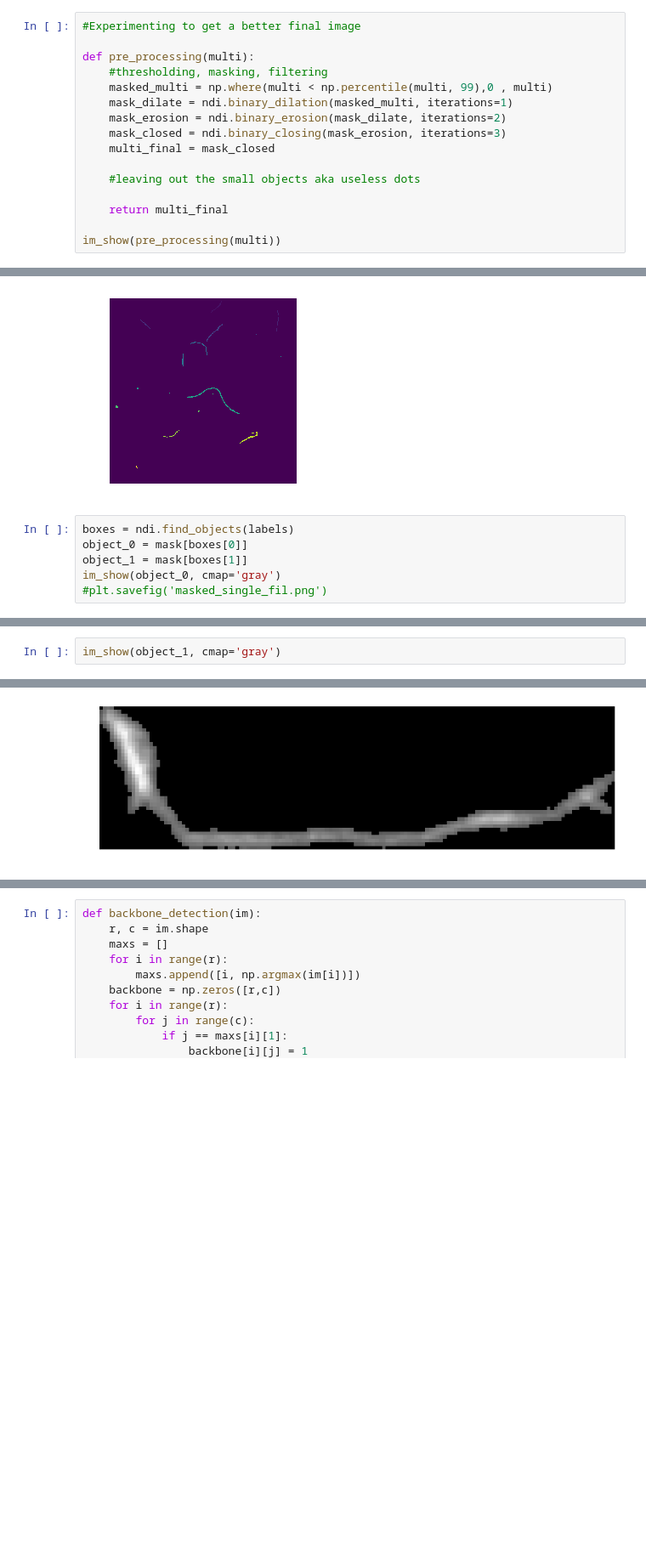
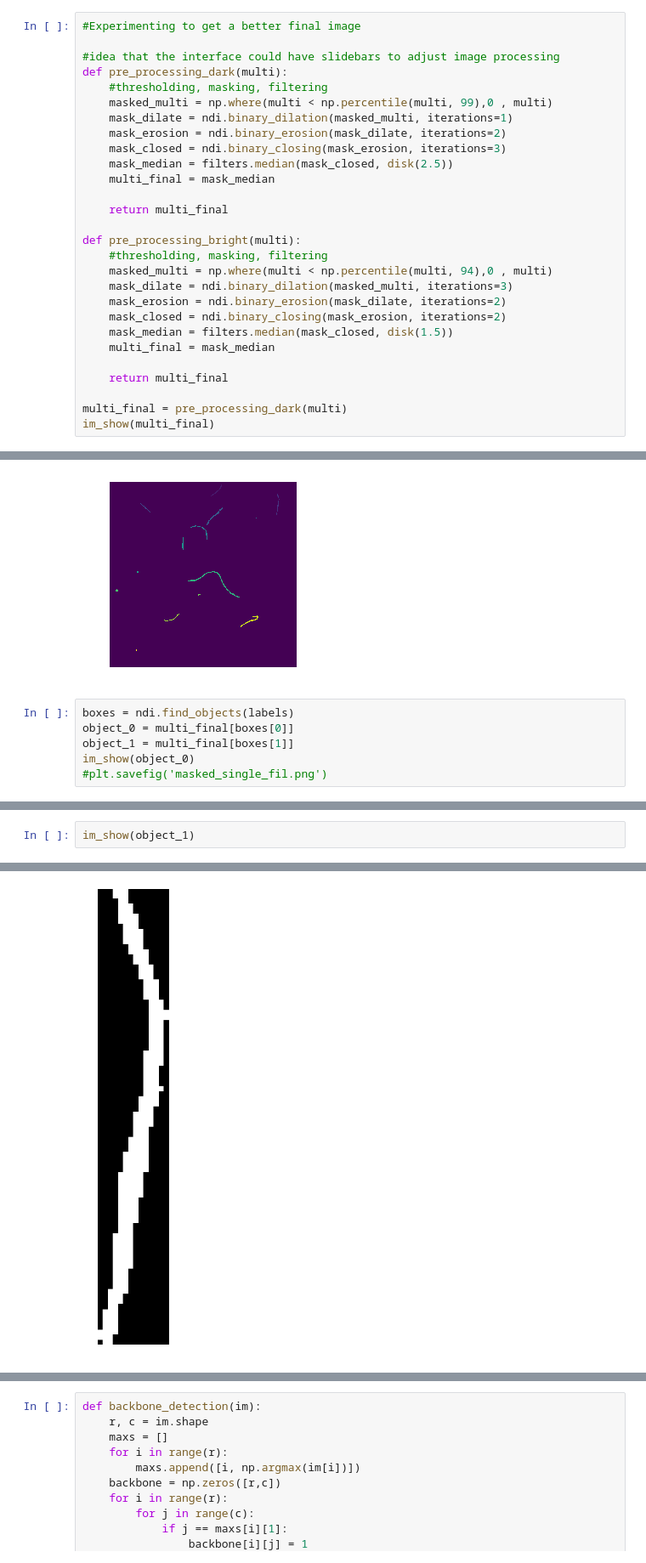
Before and after one commit to Rodrigo163/Personal-Projects, a Jupyter notebook: Image Segmentation/Filament_D&S.ipynb, the cells around one changed output, grey strips where cells are left out. Shown at 85% size. Drawn from its saved outputs; the diff is of its cells as text; blank space fills up the shorter version.

```diff
--- a/Image Segmentation/Filament_D&S.ipynb
+++ b/Image Segmentation/Filament_D&S.ipynb
@@ -92,19 +109,31 @@ im_show(im3)
 # %%
 #Experimenting to get a better final image
 
-def pre_processing(multi):
+#idea that the interface could have slidebars to adjust image processing
+def pre_processing_dark(multi):
     #thresholding, masking, filtering
     masked_multi = np.where(multi < np.percentile(multi, 99),0 , multi)
     mask_dilate = ndi.binary_dilation(masked_multi, iterations=1)
     mask_erosion = ndi.binary_erosion(mask_dilate, iterations=2)
     mask_closed = ndi.binary_closing(mask_erosion, iterations=3)
-    multi_final = mask_closed
-
-    #leaving out the small objects aka useless dots
+    mask_median = filters.median(mask_closed, disk(2.5))
+    multi_final = mask_median
 
     return multi_final
 
-im_show(pre_processing(multi))
+def pre_processing_bright(multi):
+    #thresholding, masking, filtering
+    masked_multi = np.where(multi < np.percentile(multi, 94),0 , multi)
+    mask_dilate = ndi.binary_dilation(masked_multi, iterations=3)
+    mask_erosion = ndi.binary_erosion(mask_dilate, iterations=2)
+    mask_closed = ndi.binary_closing(mask_erosion, iterations=2)
+    mask_median = filters.median(mask_closed, disk(1.5))
+    multi_final = mask_median
+
+    return multi_final
+
+multi_final = pre_processing_dark(multi)
+im_show(multi_final)
 # %% [output]
 (<Figure size 1008x1008 with 1 Axes>,
  <matplotlib.axes._subplots.AxesSubplot at 0x...>)
@@ -126,9 +155,9 @@ plt.show()
 [figure]
 # %%
 boxes = ndi.find_objects(labels)
-object_0 = mask[boxes[0]]
-object_1 = mask[boxes[1]]
-im_show(object_0, cmap='gray')
+object_0 = multi_final[boxes[0]]
+object_1 = multi_final[boxes[1]]
+im_show(object_0)
 #plt.savefig('masked_single_fil.png')
 # %% [output]
 (<Figure size 1008x1008 with 1 Axes>,
@@ -137,8 +166,8 @@ im_show(object_0, cmap='gray')
 # %%
-im_show(object_1, cmap='gray')
+im_show(object_1)
 # %% [output]
 (<Figure size 1008x1008 with 1 Axes>,
  <matplotlib.axes._subplots.AxesSubplot at 0x...>)
-[figure, old version]
+[figure, new version]
 # %%
 #leaving out the small parts
```
Also changed, not shown: parts of 18 cells of this notebook, 4 other files.
